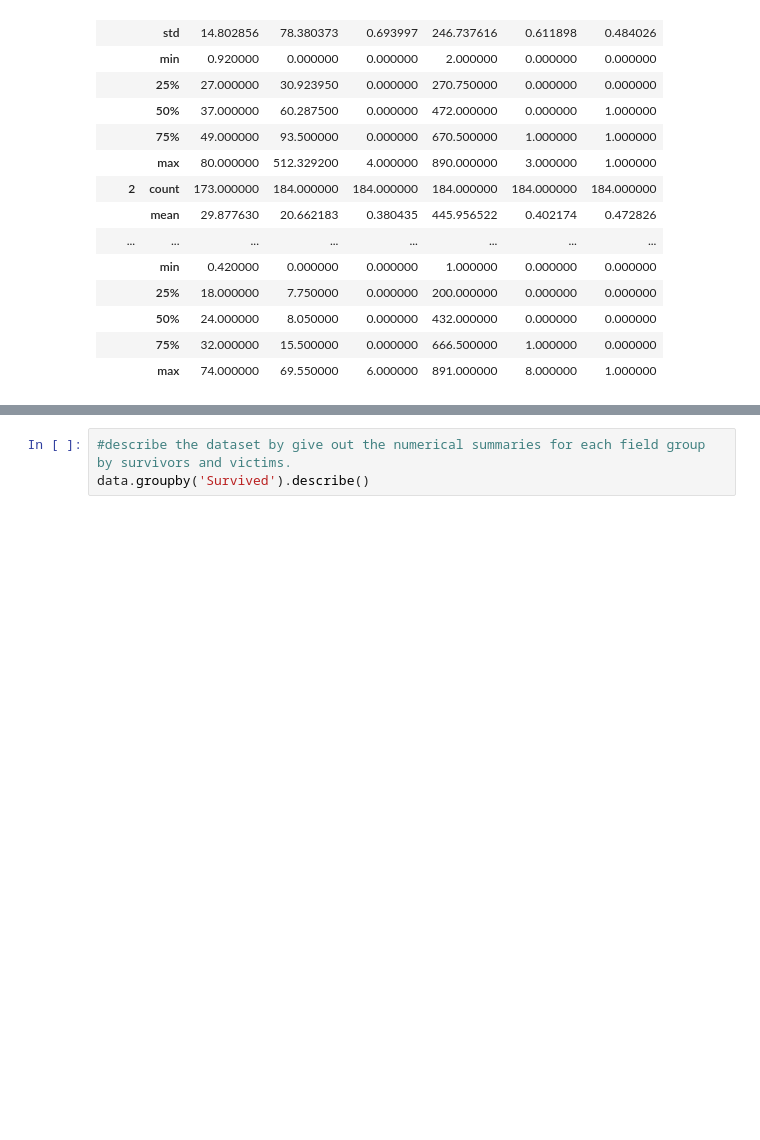
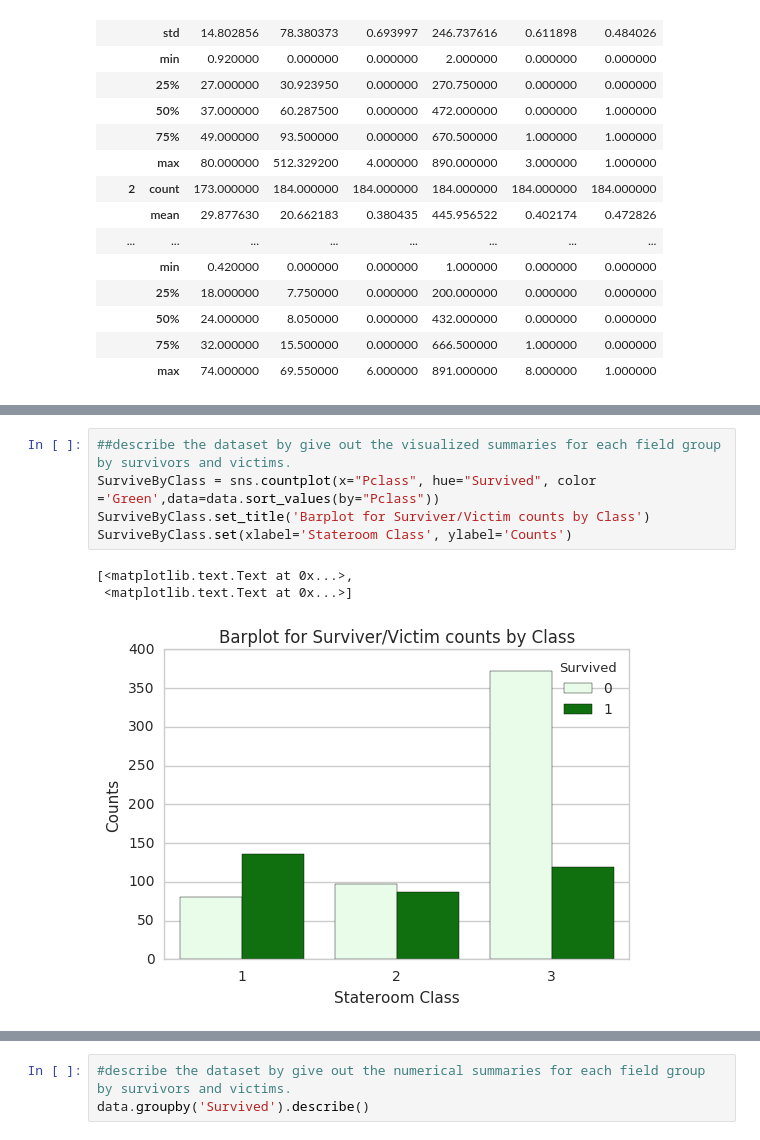
Before and after one commit to xiaosongz/UdacityDataAnalystNanodegree, a Jupyter notebook: P2InvestigateDataset/P2InvestigateDataset.ipynb, the cells around one changed output, grey strips where cells are left out. Cells and saved outputs as stored; diff of their text form; blank space fills up the shorter version.

Commit message:
finished P2 investigate dataset: Titanic

```diff
--- a/P2InvestigateDataset/P2InvestigateDataset.ipynb
+++ b/P2InvestigateDataset/P2InvestigateDataset.ipynb
@@ -154,0 +178,9 @@ data.groupby('Pclass').describe()
+# %%
+##describe the dataset by give out the visualized summaries for each field group by survivors and victims.
+SurviveByClass = sns.countplot(x="Pclass", hue="Survived", color ='Green',data=data.sort_values(by="Pclass"))
+SurviveByClass.set_title('Barplot for Surviver/Victim counts by Class')
+SurviveByClass.set(xlabel='Stateroom Class', ylabel='Counts')
+# %% [output]
+[<matplotlib.text.Text at 0x...>,
+ <matplotlib.text.Text at 0x...>]
+[figure, added]
```
Also changed, not shown: parts of 26 cells of this notebook, 1 other file.
